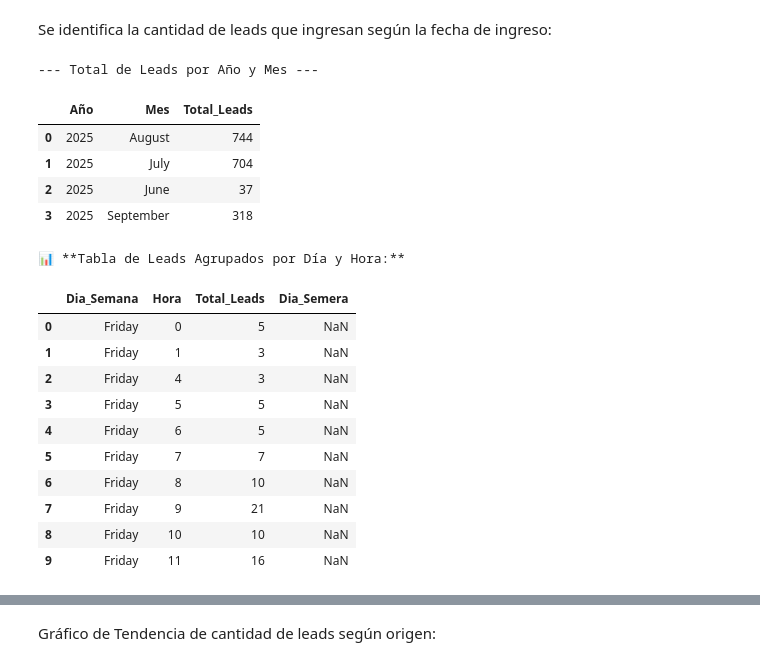
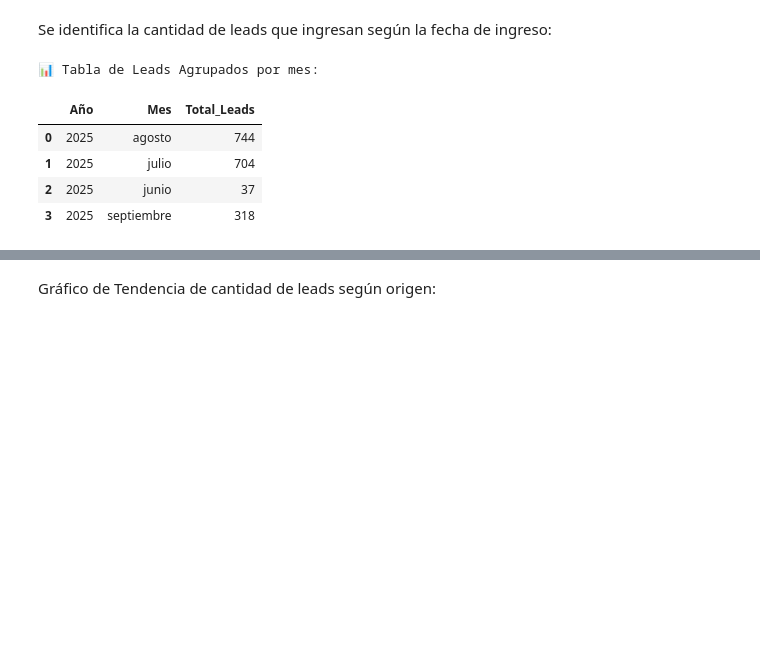
Before and after one commit to garitastephanny-collab/Stephanny-programacion, a Jupyter notebook: Proyecto final/Proyecto final Stephanny.ipynb, the cells around one changed output, grey strips where cells are left out. Drawn from its saved outputs; the diff is of its cells as text; code cells hidden in the pictures; blank space fills up the shorter version.

```diff
--- a/Proyecto final/Proyecto final Stephanny.ipynb
+++ b/Proyecto final/Proyecto final Stephanny.ipynb
@@ -147,39 +147,20 @@ Se identifica la cantidad de leads que ingresan según la fecha de ingreso:
 # %%
 # Crear columnas para Año, Mes y Semana
 df['Año'] = df['Fecha_ingreso'].dt.year
-df['Mes_Num'] = df['Fecha_ingreso'].dt.month_name()
+df['Mes_Num'] = df['Fecha_ingreso'].dt.month
+df['Mes'] = df['Fecha_ingreso'].dt.strftime('%B')
 df['Semana'] = df['Fecha_ingreso'].dt.isocalendar().week.astype(int)
 df['Dia_Semana'] = df['Fecha_ingreso'].dt.day_name()
 df['Hora'] = df['Fecha_ingreso'].dt.hour
 
 leads_por_mes_anual = df.groupby(['Año', 'Mes']).size().reset_index(name='Total_Leads')
 
-print("\n--- Total de Leads por Año y Mes ---")
+print("\n📊 Tabla de Leads Agrupados por mes:")
 display(leads_por_mes_anual)
-
-leads_por_dia_hora = df.groupby(['Dia_Semana', 'Hora']).size().reset_index(name='Total_Leads')
-orden_dias = ['lunes', 'martes', 'miércoles', 'jueves', 'viernes', 'sábado', 'domingo']
-leads_por_dia_hora['Dia_Semera'] = pd.Categorical(leads_por_dia_hora['Dia_Semana'], categories=orden_dias, ordered=True)
-leads_por_dia_hora = leads_por_dia_hora.sort_values(['Dia_Semana', 'Hora'])
-
-print("\n📊 **Tabla de Leads Agrupados por Día y Hora:**")
-display(leads_por_dia_hora.head(10)) # Mostramos las primeras 10 filas
 # %% [output]
---- Total de Leads por Año y Mes ---
+📊 Tabla de Leads Agrupados por mes:
 |  | Año | Mes | Total_Leads |
-| 0 | 2025 | August | 744 |
-| 1 | 2025 | July | 704 |
-| 2 | 2025 | June | 37 |
-| 3 | 2025 | September | 318 |
+| 0 | 2025 | agosto | 744 |
+| 1 | 2025 | julio | 704 |
+| 2 | 2025 | junio | 37 |
+| 3 | 2025 | septiembre | 318 |
-📊 **Tabla de Leads Agrupados por Día y Hora:**
-|  | Dia_Semana | Hora | Total_Leads | Dia_Semera |
-| 0 | Friday | 0 | 5 | NaN |
-| 1 | Friday | 1 | 3 | NaN |
-| 2 | Friday | 4 | 3 | NaN |
-| 3 | Friday | 5 | 5 | NaN |
-| 4 | Friday | 6 | 5 | NaN |
-| 5 | Friday | 7 | 7 | NaN |
-| 6 | Friday | 8 | 10 | NaN |
-| 7 | Friday | 9 | 21 | NaN |
-| 8 | Friday | 10 | 10 | NaN |
-| 9 | Friday | 11 | 16 | NaN |
```
Also changed, not shown: parts of 1 cell of this notebook.
